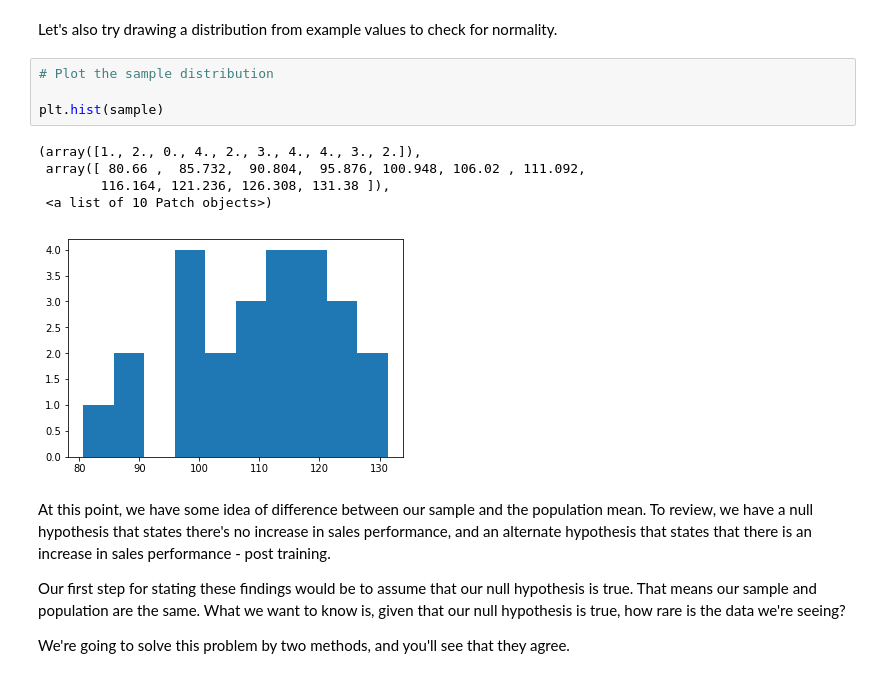
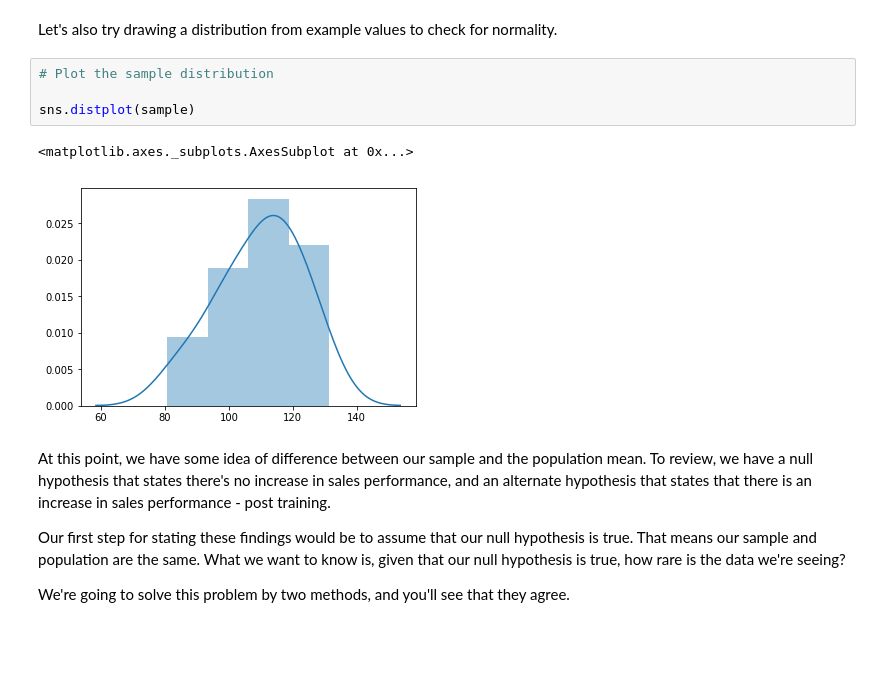
Before and after one commit to j-asonwang/dsc-2-20-08-1-sample-t-tests-lab-nyc-ds-career-012819, a Jupyter notebook: index.ipynb, the cells around one changed output. Drawn from its saved outputs; the diff is of its cells as text; blank space fills up the shorter version.

```diff
--- a/index.ipynb
+++ b/index.ipynb
@@ -178,13 +178,10 @@ Let's also try drawing a distribution from example values to check for normality
 # %%
 # Plot the sample distribution
 
-plt.hist(sample)
+sns.distplot(sample)
 # %% [output]
-(array([1., 2., 0., 4., 2., 3., 4., 4., 3., 2.]),
- array([ 80.66 ,  85.732,  90.804,  95.876, 100.948, 106.02 , 111.092,
-        116.164, 121.236, 126.308, 131.38 ]),
- <a list of 10 Patch objects>)
+<matplotlib.axes._subplots.AxesSubplot at 0x...>
-[figure, old version]
+[figure, new version]
 # %% [markdown]
 At this point, we have some idea of difference between our sample and the population mean. To review, we have a null hypothesis that states there's no increase in sales performance, and an alternate hypothesis that states that there is an increase in sales performance - post training.
 
```
